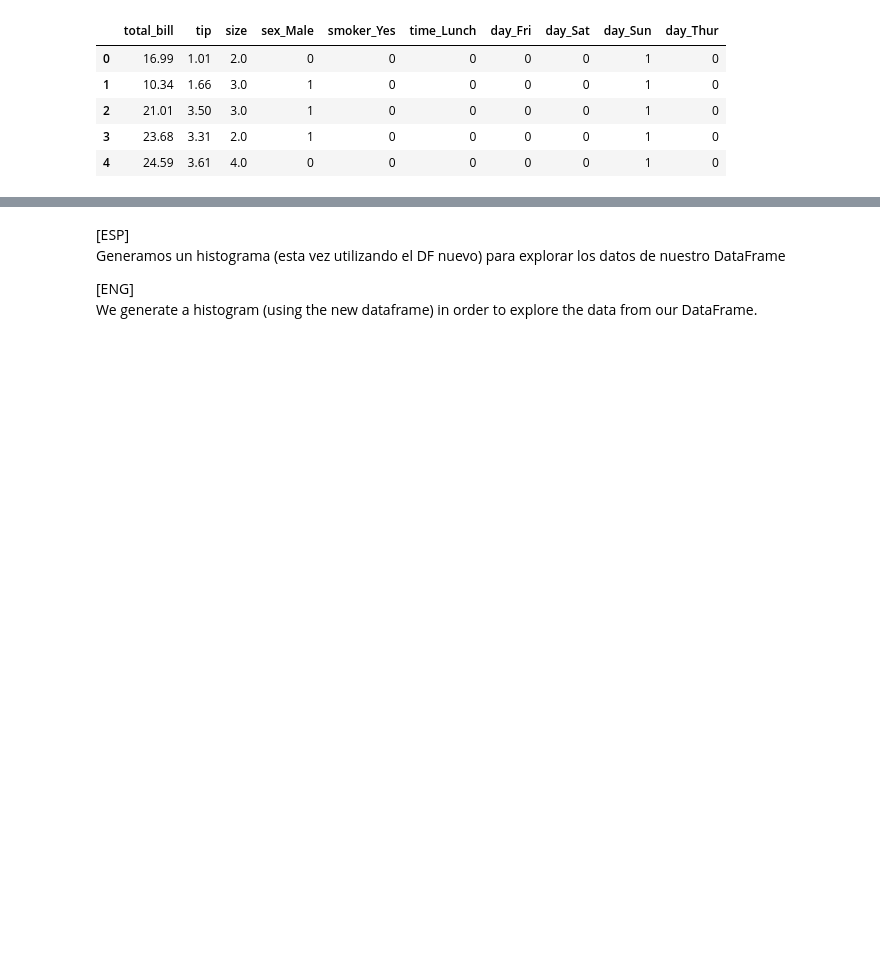
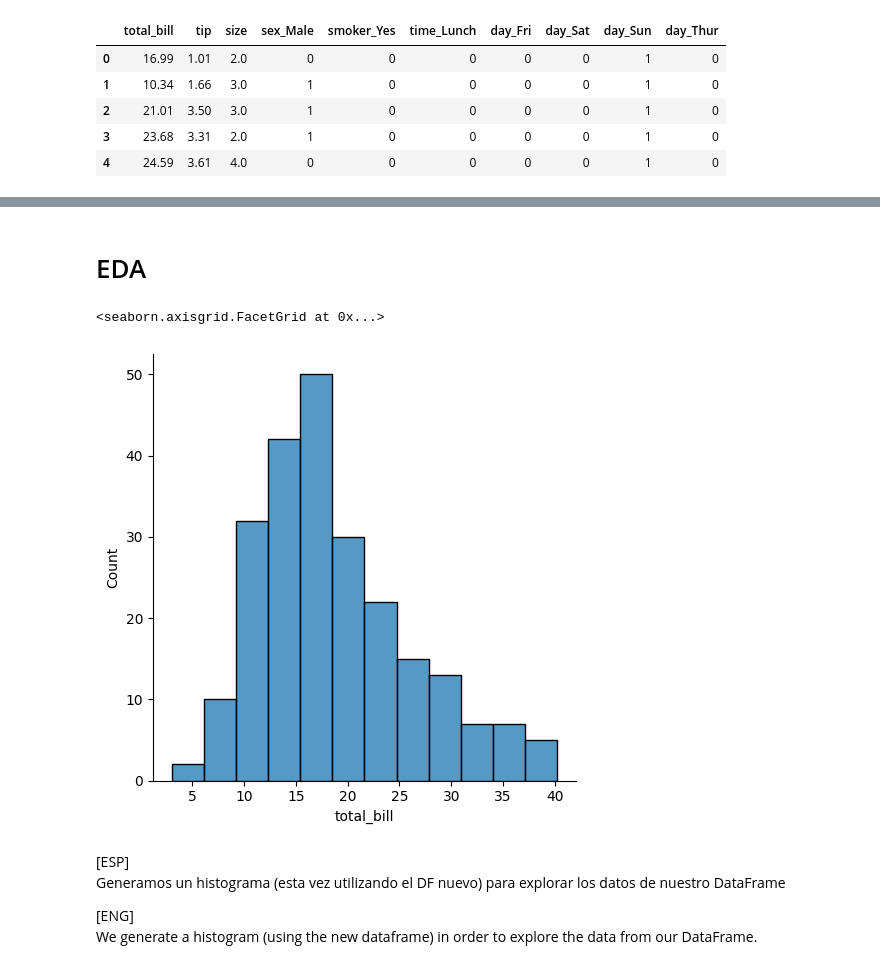
Before and after one commit to itorlou/Regression, a Jupyter notebook: AD_Google_Colaboratory_Torrado_Isaac.ipynb, the cells around one changed output, grey strips where cells are left out. Saved outputs shown, nothing was run; the diff lists cells and outputs as text; code cells hidden in the pictures; blank space fills up the shorter version.

```diff
--- a/AD_Google_Colaboratory_Torrado_Isaac.ipynb
+++ b/AD_Google_Colaboratory_Torrado_Isaac.ipynb
@@ -201,3 +246,10 @@ dfDummies.head()
+# %% [markdown]
+# EDA
+# %%
+sns.displot(dfDummies['total_bill'])
+# %% [output]
+<seaborn.axisgrid.FacetGrid at 0x...>
+[figure, added]
 # %% [markdown]
 [ESP] \
 Generamos un histograma (esta vez utilizando el DF nuevo) para explorar los datos de nuestro DataFrame
```
Also changed, not shown: parts of 8 cells of this notebook.
